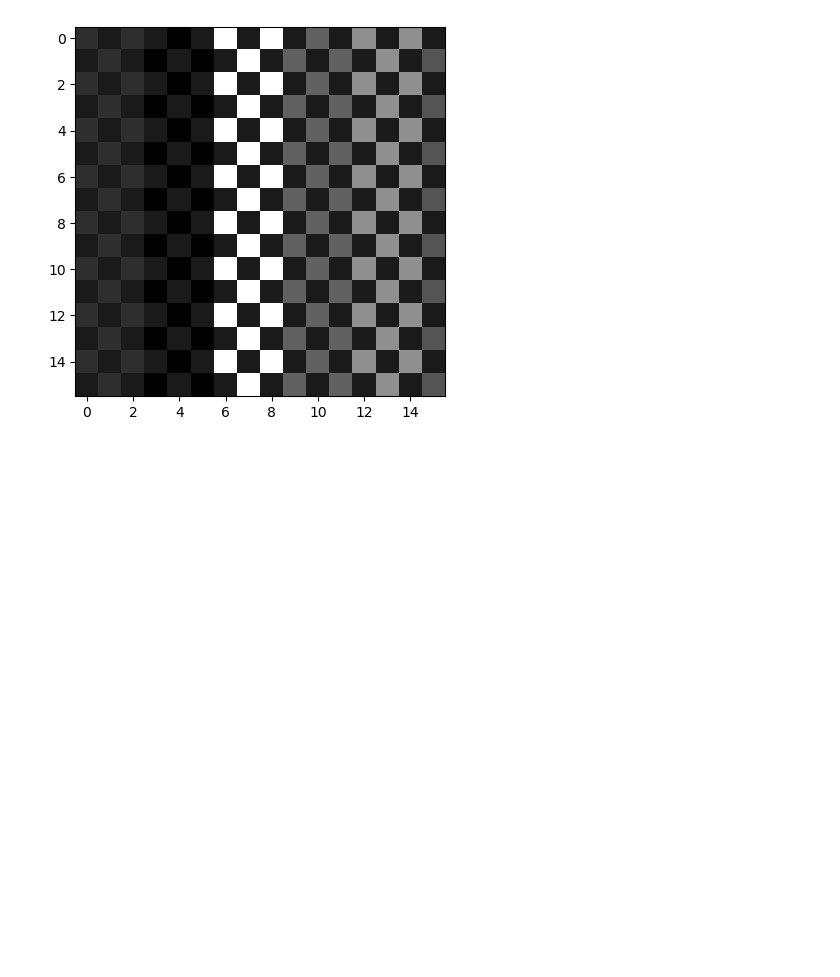
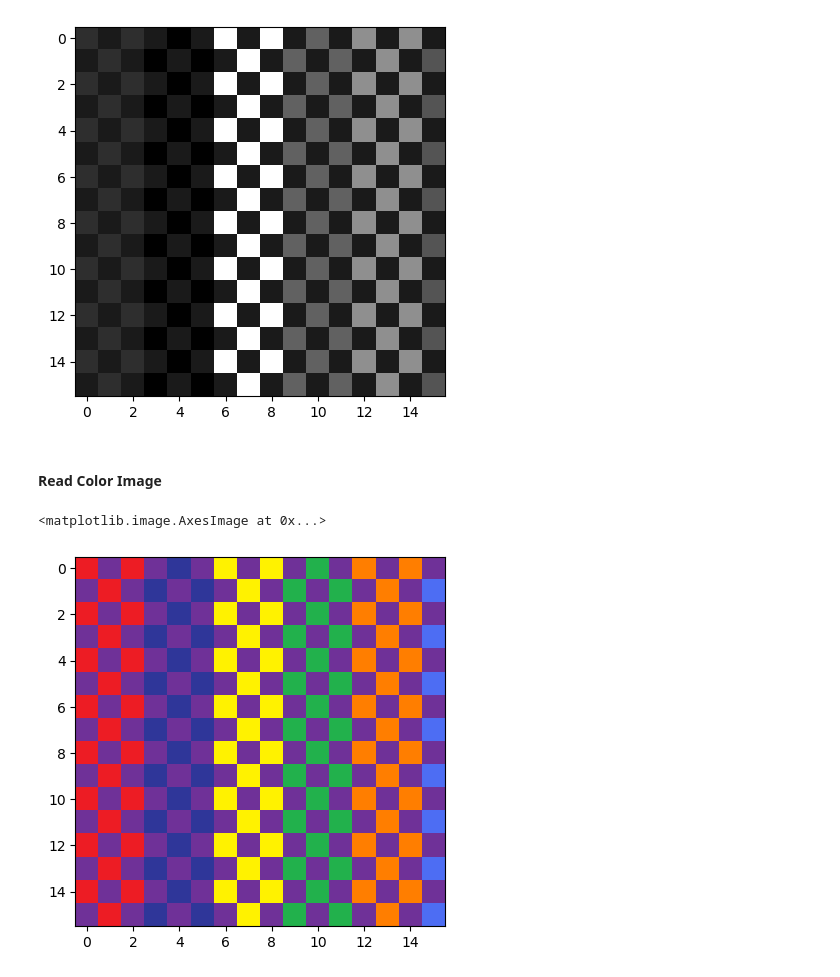
Before and after one commit to ratikaewkam/DCT, a Jupyter notebook: Lab/DCTlab.ipynb, the cells around one changed output. Saved outputs shown, nothing was run; the diff lists cells and outputs as text; code cells hidden in the pictures; blank space fills up the shorter version.

```diff
--- a/Lab/DCTlab.ipynb
+++ b/Lab/DCTlab.ipynb
@@ -333,3 +341,16 @@ plt.imshow(output2D_i, cmap='gray')
 # %% [output]
 <matplotlib.image.AxesImage at 0x...>
 [figure]
+# %% [markdown]
+#### Read Color Image
+# %%
+l2 = 'ColorImg'
+path = os.path.join(cpath, l2)
+imlist = os.listdir(path)
+impath = os.path.join(path, imlist[0])
+
+cArr = mping.imread(impath)
+plt.imshow(cArr)
+# %% [output]
+<matplotlib.image.AxesImage at 0x...>
+[figure, added]
```
Also changed, not shown: parts of 13 cells of this notebook.
